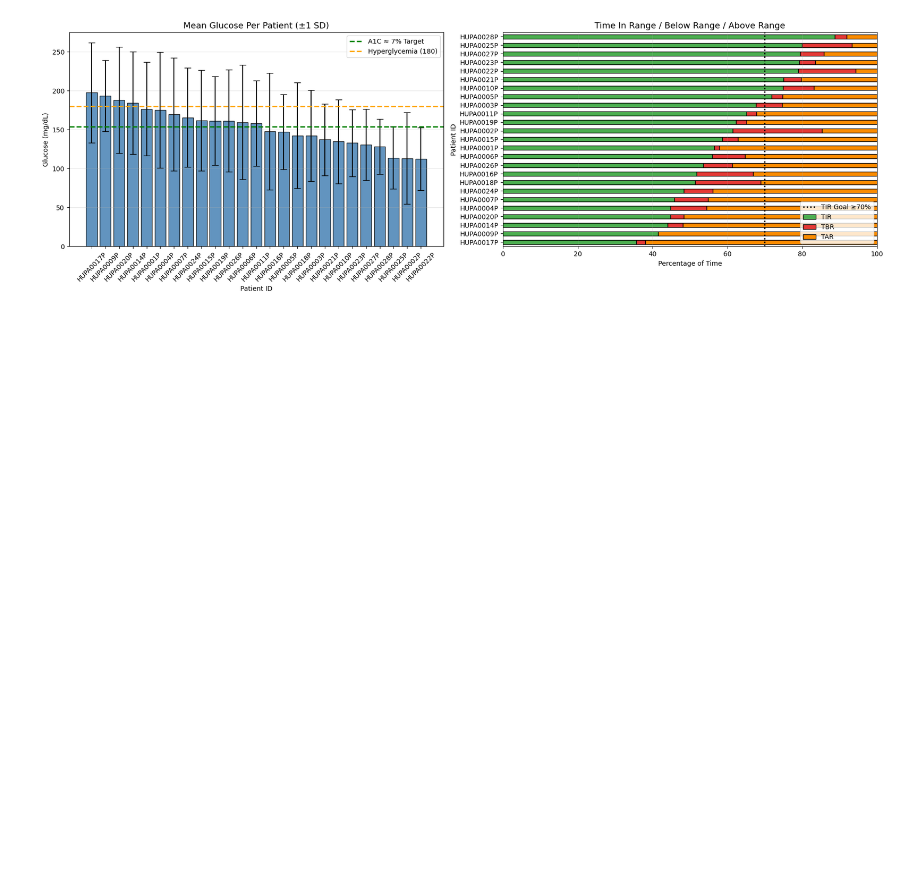
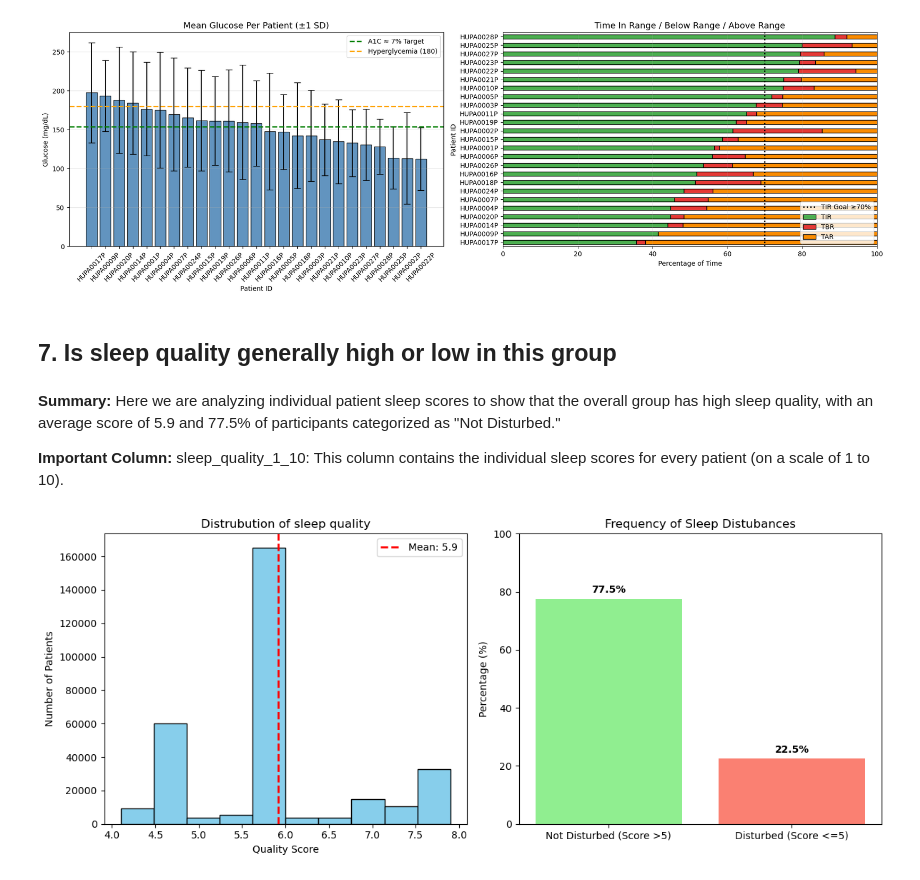
Before and after one commit to rajeshwariananth/Team01_PyVoyagers_Python_Hackathon_MAY_2026, a Jupyter notebook: Team01_PYVoyagers_Descriptive.ipynb, the cells around one changed output. Drawn from its saved outputs; the diff is of its cells as text; code cells hidden in the pictures; blank space fills up the shorter version.

```diff
--- a/Team01_PYVoyagers_Descriptive.ipynb
+++ b/Team01_PYVoyagers_Descriptive.ipynb
@@ -568,3 +568,59 @@ HUPA0025P                          6.6                 4.1
 HUPA0002P                          6.6                 4.4
 HUPA0022P                          7.2                 7.5
 [figure]
+# %% [markdown]
+## 7. Is sleep quality generally high or low in this group
+# %% [markdown]
+**Summary:** Here we are analyzing individual patient sleep scores to show that the overall group has high sleep quality, with an average score of 5.9 and 77.5% of participants categorized as "Not Disturbed."
+
+**Important Column:** sleep_quality_1_10: This column contains the individual sleep scores for every patient (on a scale of 1 to 10).
+# %%
+import matplotlib.pyplot as plt
+import pandas as pd
+import numpy as np
+
+# load your dataset
+#df = pd.read_csv("cleaned_with_demographics.csv")
+
+# Set up the figure with two subplots
+fig,(ax1,ax2) = plt.subplots(1,2,figsize = (12,5))
+
+#1. Distrubution os sleep Quality
+# This shows how many people fall into each quality score category
+ax1.hist(df['sleep_quality_1_10'].dropna(), bins = 10, color ='skyblue', edgecolor = 'black')
+mean_val = df['sleep_quality_1_10'].mean()
+ax1.axvline(mean_val, color ='red', linestyle = 'dashed', linewidth = 2, label = f'Mean: {mean_val:.1f}')
+
+ax1.set_title("Distrubution of sleep quality")
+
+ax1.set_xlabel('Quality Score')
+ax1.set_ylabel('Number of Patients')
+ax1.legend()
+
+
+# 2. Frequency of sleep Distrubances
+#  This calculates the percentage of the group experencing distrubances
+df['disturb_cat'] = df['sleep_quality_1_10'].apply(lambda x:'Disturbed (Score <=5)' if x<= 5 else 'Not Disturbed (Score >5)')
+distrub_pct = df['disturb_cat'].value_counts(normalize = True) * 100
+
+
+#Get the names and and values
+labels = distrub_pct.index.tolist()
+values = distrub_pct.values.tolist()
+
+
+ax2.bar(labels, values, color = ['lightgreen','salmon'])
+
+ax2.set_title('Frequency of Sleep Distubances')
+ax2.set_ylabel('Percentage (%)')
+ax2.set_ylim(0,100)
+
+
+# Add text labels on bars for clarity
+for i,v in enumerate(values):
+    ax2.text(i,v + 2, f"{v:.1f}%", ha = 'center', fontweight = 'bold')
+plt.tight_layout()
+#plt.figure(figsize=(8, 4))
+plt.show()
+# %% [output]
+[figure, added]
```
Also changed, not shown: parts of 7 cells of this notebook.
